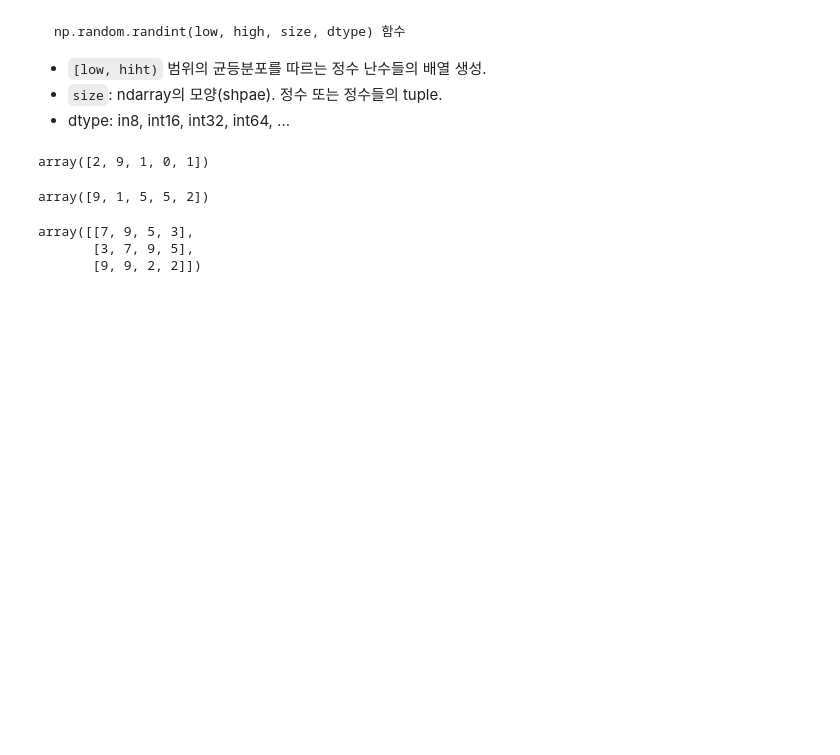
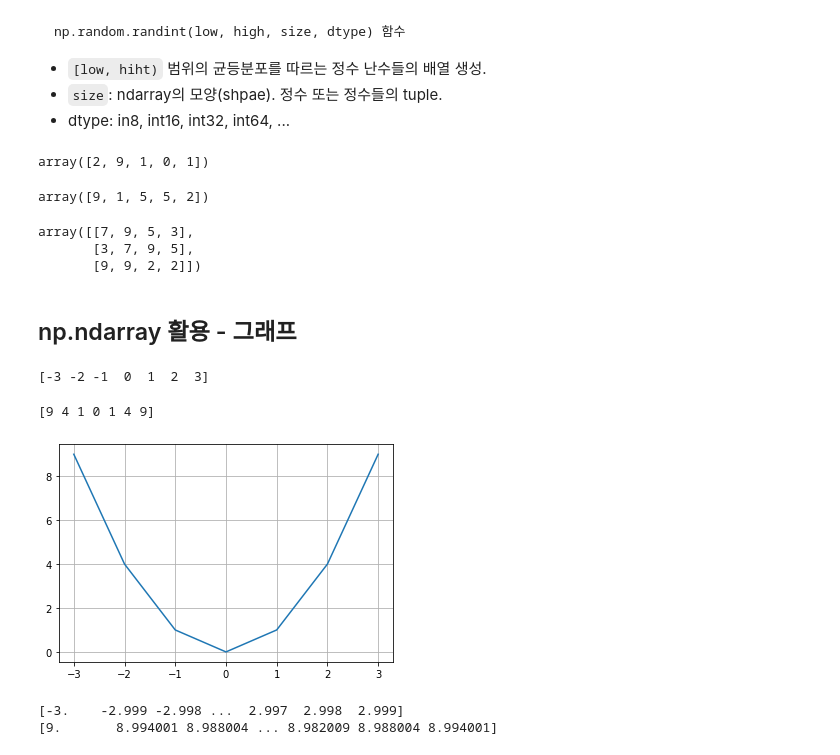
Before and after one commit to esn73/lab_python, a Jupyter notebook: py18_data_analysis.ipynb, the cells around one changed output. Drawn from its saved outputs; the diff is of its cells as text; code cells hidden in the pictures; blank space fills up the shorter version.

```diff
--- a/py18_data_analysis.ipynb
+++ b/py18_data_analysis.ipynb
@@ -255,3 +256,15 @@ np.random.randint(0, 10, size=(3,4))
 array([[7, 9, 5, 3],
        [3, 7, 9, 5],
        [9, 9, 2, 2]])
+# %% [markdown]
+## np.ndarray 활용 - 그래프
+# %%
+x = np.arange(-3, 4)
+print(x)
+# %% [output]
+[-3 -2 -1  0  1  2  3]
+# %%
+y = x ** 2
+print(y)
+# %% [output]
+[9 4 1 0 1 4 9]
@@ -257,0 +273,14 @@ array([[7, 9, 5, 3],
+# %%
+plt.plot(x, y)
+plt.grid()
+plt.show()
+# %% [output]
+[figure, added]
+# %%
+x = np.arange(-3, 3, 0.001)
+y = x ** 2 # [ x**2 for x in list]
+print(x)
+print(y)
+# %% [output]
+[-3.    -2.999 -2.998 ...  2.997  2.998  2.999]
+[9.       8.994001 8.988004 ... 8.982009 8.988004 8.994001]
```
Also changed, not shown: parts of 17 cells of this notebook.
